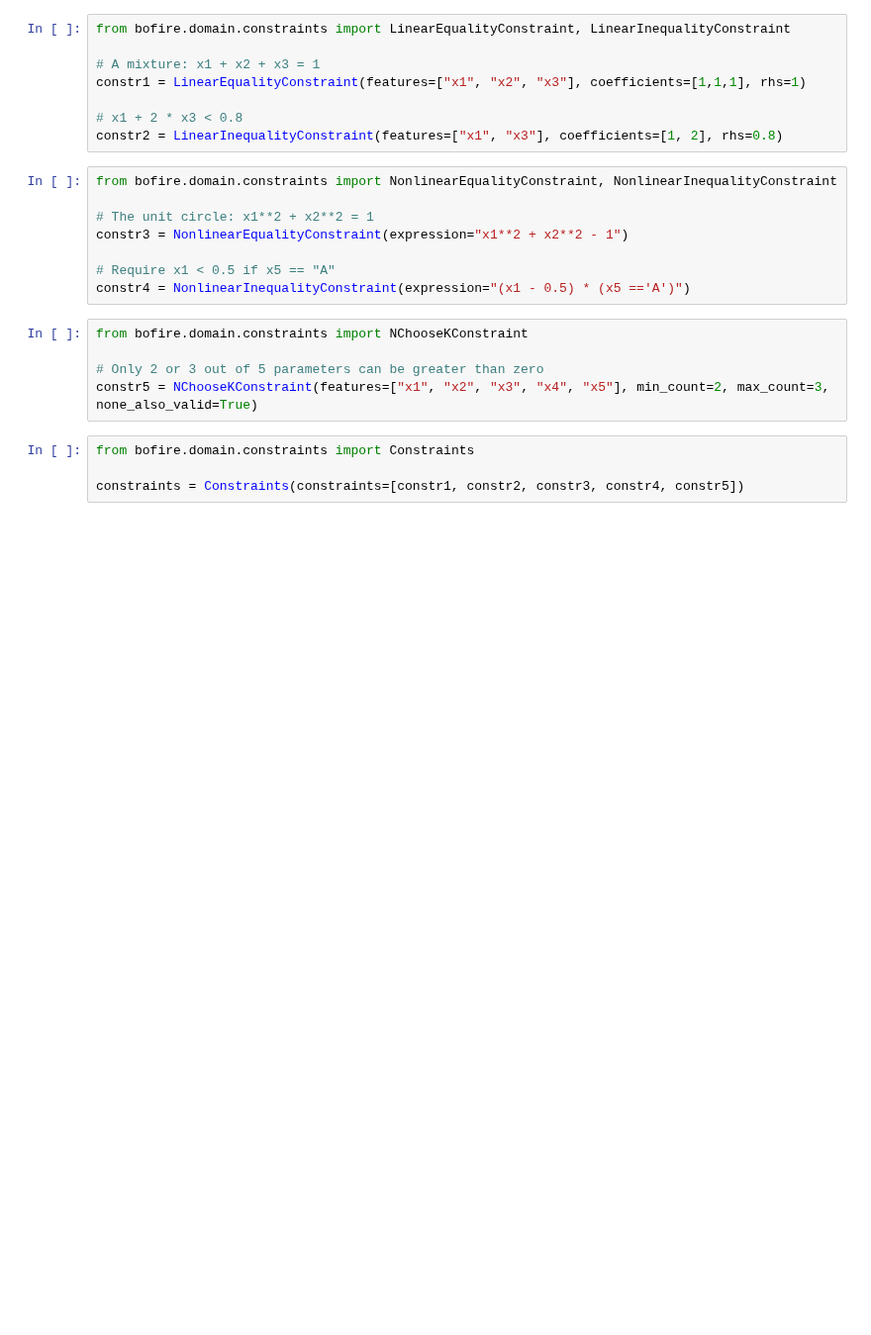
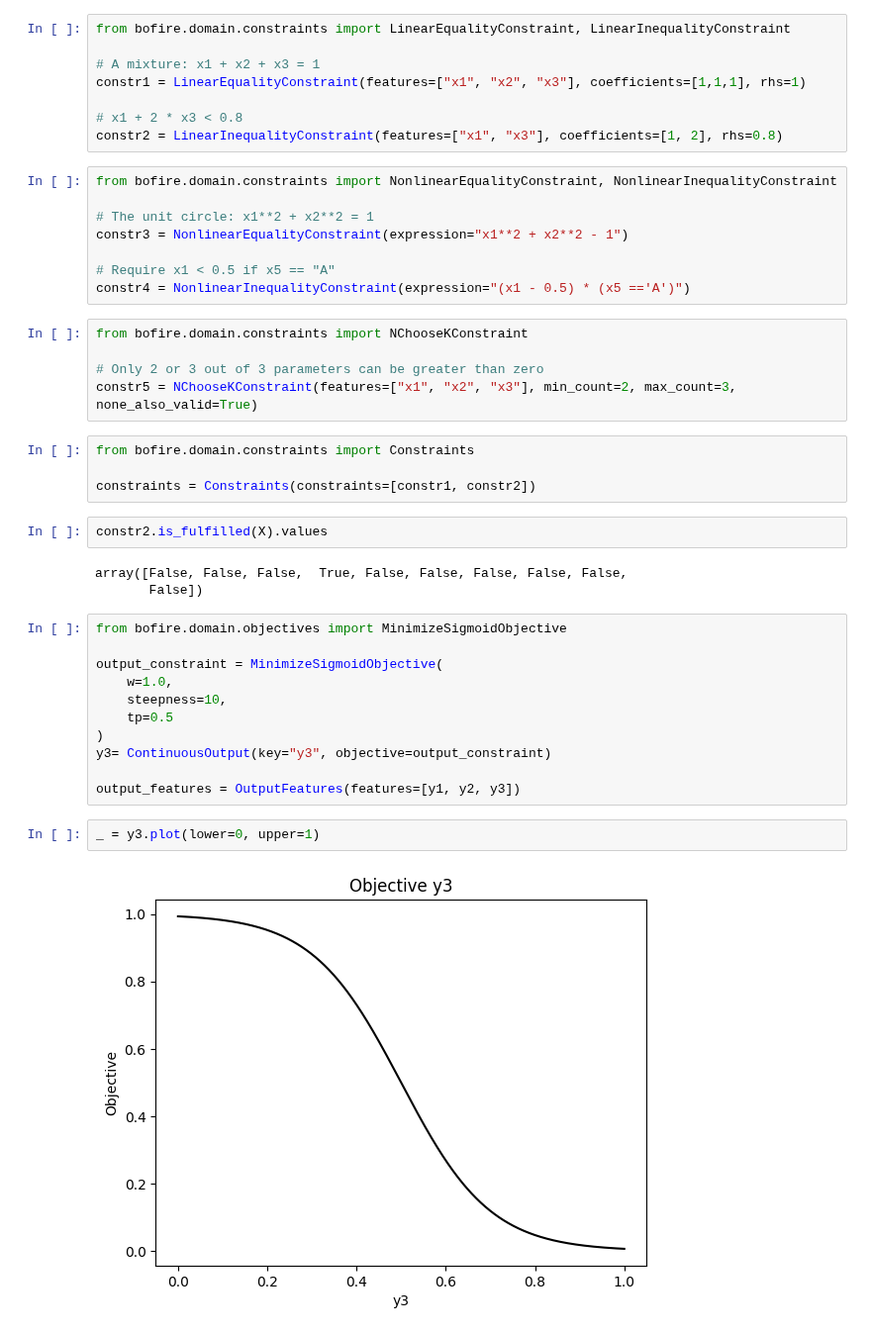
Before and after one commit to experimental-design/bofire, a Jupyter notebook: tutorials/GettingStarted.ipynb, the cells around one changed output. Shown at 99% size. Saved outputs shown, nothing was run; the diff lists cells and outputs as text; blank space fills up the shorter version.

```diff
--- a/tutorials/GettingStarted.ipynb
+++ b/tutorials/GettingStarted.ipynb
@@ -96,9 +98,29 @@ constr4 = NonlinearInequalityConstraint(expression="(x1 - 0.5) * (x5 =='A')")
 # %%
 from bofire.domain.constraints import NChooseKConstraint
 
-# Only 2 or 3 out of 5 parameters can be greater than zero
-constr5 = NChooseKConstraint(features=["x1", "x2", "x3", "x4", "x5"], min_count=2, max_count=3, none_also_valid=True)
+# Only 2 or 3 out of 3 parameters can be greater than zero
+constr5 = NChooseKConstraint(features=["x1", "x2", "x3"], min_count=2, max_count=3, none_also_valid=True)
 # %%
 from bofire.domain.constraints import Constraints
 
-constraints = Constraints(constraints=[constr1, constr2, constr3, constr4, constr5])
+constraints = Constraints(constraints=[constr1, constr2])
+# %%
+constr2.is_fulfilled(X).values
+# %% [output]
+array([False, False, False,  True, False, False, False, False, False,
+       False])
+# %%
+from bofire.domain.objectives import MinimizeSigmoidObjective
+
+output_constraint = MinimizeSigmoidObjective(
+    w=1.0,
+    steepness=10,
+    tp=0.5
+)
+y3= ContinuousOutput(key="y3", objective=output_constraint)
+
+output_features = OutputFeatures(features=[y1, y2, y3])
+# %%
+_ = y3.plot(lower=0, upper=1)
+# %% [output]
+[figure, added]
```
Also changed, not shown: parts of 17 cells of this notebook.
